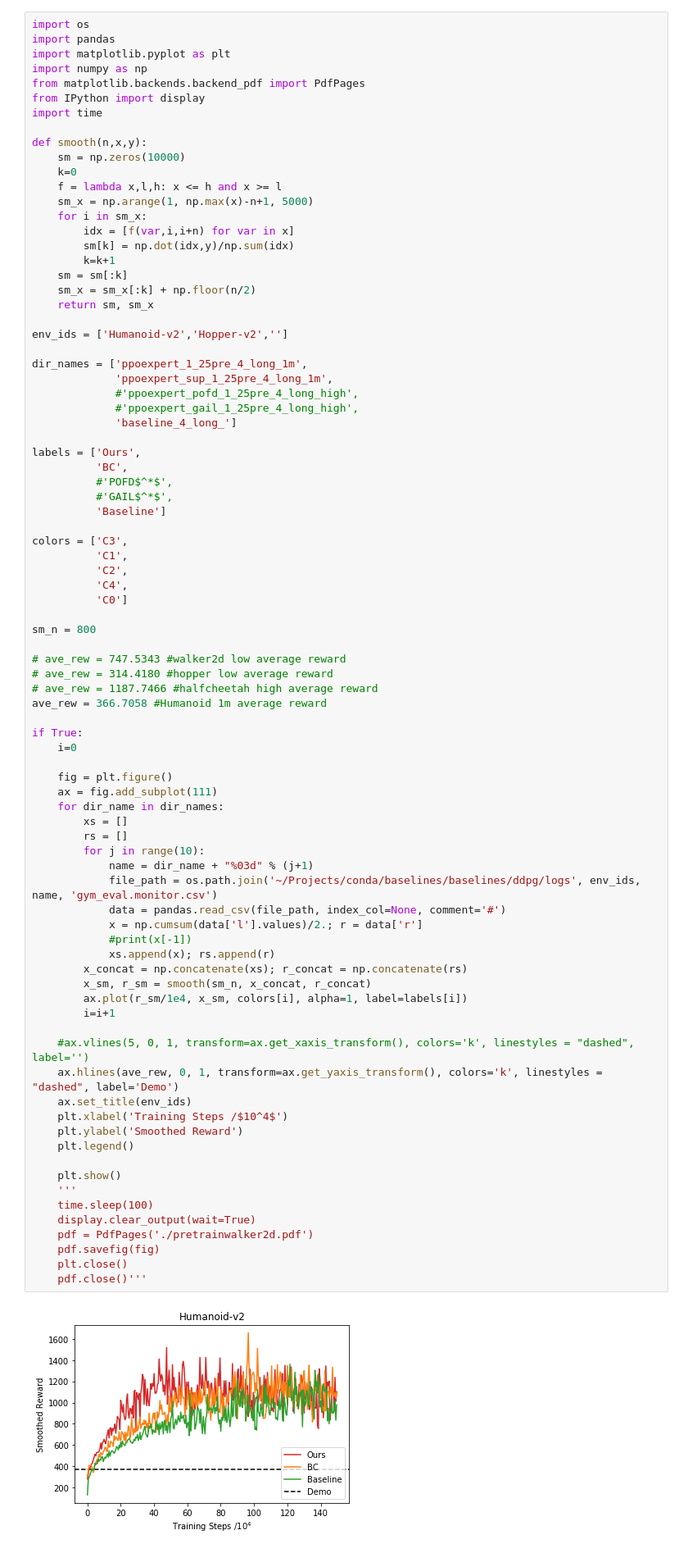
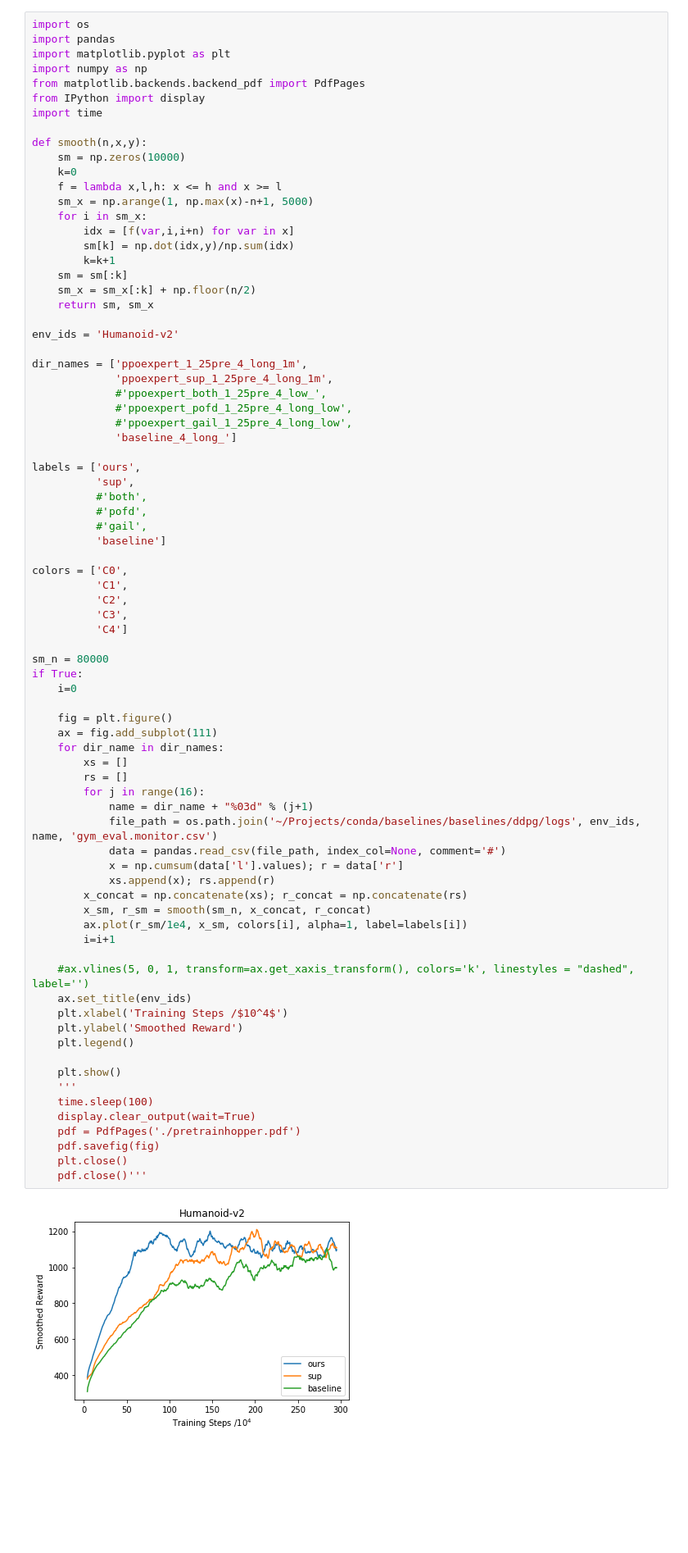
Before and after one commit to zxqzhang/baselines, a Jupyter notebook: baselines/ddpg/plotlogs.ipynb, the cells around one changed output. Shown at 82% size. Saved outputs shown, nothing was run; the diff lists cells and outputs as text; blank space fills up the shorter version.

```diff
--- a/baselines/ddpg/plotlogs.ipynb
+++ b/baselines/ddpg/plotlogs.ipynb
@@ -136,67 +391,61 @@ def smooth(n,x,y):
     sm_x = sm_x[:k] + np.floor(n/2)
     return sm, sm_x
 
-env_ids = ['Humanoid-v2','Hopper-v2','']
+env_ids = 'Humanoid-v2'
 
 dir_names = ['ppoexpert_1_25pre_4_long_1m',
              'ppoexpert_sup_1_25pre_4_long_1m',
-             #'ppoexpert_pofd_1_25pre_4_long_high',
-             #'ppoexpert_gail_1_25pre_4_long_high',
+             #'ppoexpert_both_1_25pre_4_low_',
+             #'ppoexpert_pofd_1_25pre_4_long_low',
+             #'ppoexpert_gail_1_25pre_4_long_low',
              'baseline_4_long_']
 
-labels = ['Ours',
-          'BC',
-          #'POFD$^*$',
-          #'GAIL$^*$',
-          'Baseline']
+labels = ['ours',
+          'sup',
+          #'both',
+          #'pofd',
+          #'gail',
+          'baseline']
 
-colors = ['C3',
+colors = ['C0',
           'C1',
           'C2',
-          'C4',
-          'C0']
+          'C3',
+          'C4']
 
-sm_n = 800
-
-# ave_rew = 747.5343 #walker2d low average reward
-# ave_rew = 314.4180 #hopper low average reward
-# ave_rew = 1187.7466 #halfcheetah high average reward
-ave_rew = 366.7058 #Humanoid 1m average reward
-
+sm_n = 80000
 if True:
     i=0
 
     fig = plt.figure()
     ax = fig.add_subplot(111)
     for dir_name in dir_names:
         xs = []
         rs = []
-        for j in range(10):
+        for j in range(16):
             name = dir_name + "%03d" % (j+1)
             file_path = os.path.join('~/Projects/conda/baselines/baselines/ddpg/logs', env_ids, name, 'gym_eval.monitor.csv')
             data = pandas.read_csv(file_path, index_col=None, comment='#')
-            x = np.cumsum(data['l'].values)/2.; r = data['r']
-            #print(x[-1])
+            x = np.cumsum(data['l'].values); r = data['r']
             xs.append(x); rs.append(r)
         x_concat = np.concatenate(xs); r_concat = np.concatenate(rs)
         x_sm, r_sm = smooth(sm_n, x_concat, r_concat)
         ax.plot(r_sm/1e4, x_sm, colors[i], alpha=1, label=labels[i])
         i=i+1
 
     #ax.vlines(5, 0, 1, transform=ax.get_xaxis_transform(), colors='k', linestyles = "dashed", label='')
-    ax.hlines(ave_rew, 0, 1, transform=ax.get_yaxis_transform(), colors='k', linestyles = "dashed", label='Demo')
     ax.set_title(env_ids)
     plt.xlabel('Training Steps /$10^4$')
     plt.ylabel('Smoothed Reward')
     plt.legend()
 
     plt.show()
     '''
     time.sleep(100)
     display.clear_output(wait=True)
-    pdf = PdfPages('./pretrainwalker2d.pdf')
+    pdf = PdfPages('./pretrainhopper.pdf')
     pdf.savefig(fig)
     plt.close()
     pdf.close()'''
 # %% [output]
-[figure, old version]
+[figure, new version]
```
Also changed, not shown: parts of 5 cells of this notebook, 3 other files.
